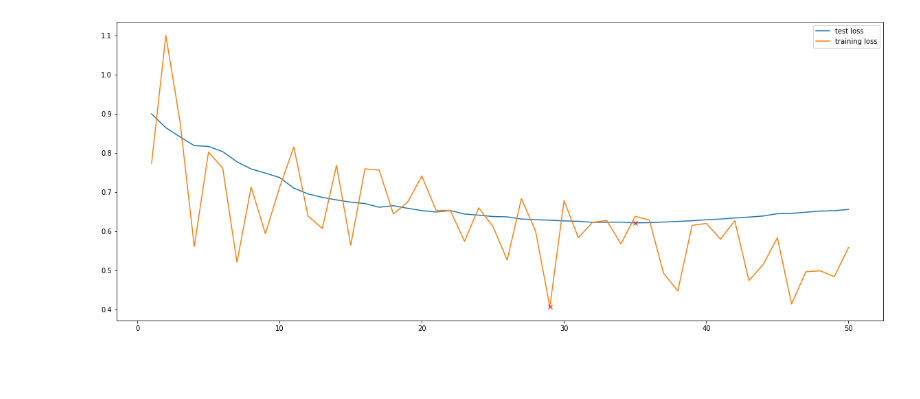
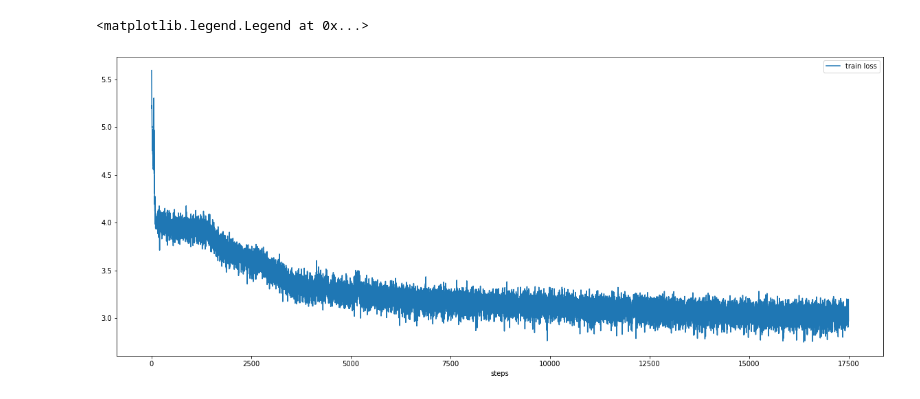
Before and after one commit to sirfoga/minGPT, a Jupyter notebook: scratch.ipynb, the cells around one changed output. Saved outputs shown, nothing was run; the diff lists cells and outputs as text; code cells hidden in the pictures; blank space fills up the shorter version.

Commit message:
add history parser

```diff
--- a/scratch.ipynb
+++ b/scratch.ipynb
@@ -15,8 +13,16 @@ from pathlib import Path
 # %%
 _here = Path('.').resolve()
-results_folder = _here / 'results/2/'
+results_folder = _here / 'results/'
-# %%
-history = pandas.read_csv(results_folder / 'history.csv', index_col='epoch', dtype='float32')
+# %%
+def parse_log(file_path):
+    with open(file_path, 'r') as f:
+        lines = f.readlines()
+        lines = list(map(lambda line: line.strip(), lines))
+
+    history = lines[1: ]  # first line is "# of param ..." and last is discardable
+    history = map(lambda line: line.split('|')[-1], history)  # get just training history
+    history = map(lambda line: [ np.float(x) for x in line.strip().split(',') ], history)  # csv
+    return pd.DataFrame(history, columns=['epoch', 'step', 'train loss', 'lr'])
 # %%
 def get_figsize(n_rows, n_cols):
     row_size = 8  # heigth
@@ -28,18 +34,18 @@ def get_figsize(n_rows, n_cols):
 def get_figa(n_rows, n_cols):
     fig, ax = plt.subplots(n_rows, n_cols, figsize=get_figsize(n_rows, n_cols))
     return fig, ax
+# %%
+history = parse_log(results_folder / 'auto.log')
 # %%
 fig, axis = get_figa(1, 1)
 
-for key in ['test loss', 'training loss']:
-    axis.plot(history.index, history[key], label=key)
+key = 'train loss'
+axis.plot(history.index, history[key], label=key)
 
-for key in ['test loss', 'training loss']:
-    epoch = history.index[np.argmin(history[key])]
-    axis.plot(epoch, np.min(history[key]), marker='x', color='r')
-
+axis.set_xlabel('steps')
 axis.legend()
 
-plt.savefig(results_folder / 'history.png')
+# plt.savefig(results_folder / 'history.png')
 # %% [output]
+<matplotlib.legend.Legend at 0x...>
-[figure, old version]
+[figure, new version]
```
Also changed, not shown: parts of 2 cells of this notebook, 3 other files.
